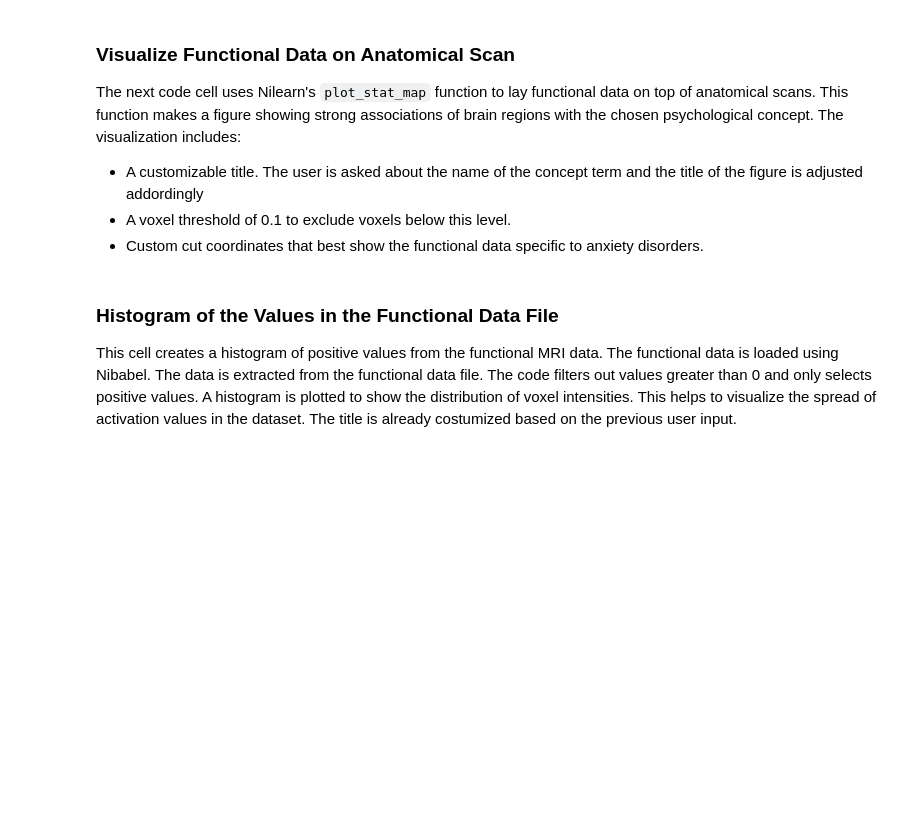
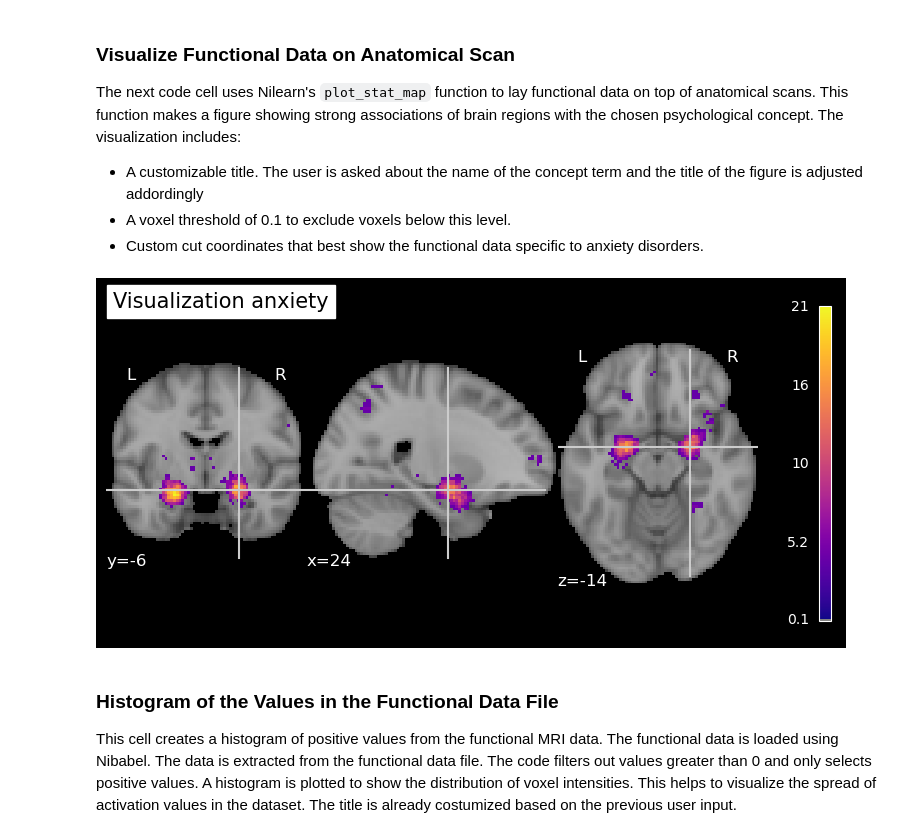
Before and after one commit to Lisamaria-Val/anxiety-disorders, a Jupyter notebook: anxiety_disorders_notebook.ipynb, the cells around one changed output. Saved outputs shown, nothing was run; the diff lists cells and outputs as text; code cells hidden in the pictures; blank space fills up the shorter version.

```diff
--- a/anxiety_disorders_notebook.ipynb
+++ b/anxiety_disorders_notebook.ipynb
@@ -55,12 +57,21 @@ The next code cell uses Nilearn's `plot_stat_map` function to lay functional dat
 # %%
 
 from nilearn import plotting
 
 concept_term=input("What concept term would you like to visualize?").strip()
 
-# plotting functional image on top of anatomical image
-plotting.plot_stat_map(stat_map_img=functional_img,bg_img=anatomical_img, threshold=0.1, cut_coords=(24, -6, -14), cmap="plasma", title=f"Visualization {concept_term}")
+# Plotting functional image on top of anatomical image.
+plotting.plot_stat_map(
+    stat_map_img=functional_img,
+    bg_img=anatomical_img,
+    threshold=0.1,
+    cut_coords=(24, -6, -14),
+    cmap="plasma",
+    title=f"Visualization {concept_term}"
+)
 plotting.show()
+# %% [output]
+[figure, added]
 # %% [markdown]
 ### Histogram of the Values in the Functional Data File
 This cell creates a histogram of positive values from the functional MRI data. The functional data is loaded using Nibabel. The data is extracted from the functional data file. The code filters out values greater than 0 and only selects positive values. A histogram is plotted to show the distribution of voxel intensities. This helps to visualize the spread of activation values in the dataset. The title is already costumized based on the previous user input.
```
Also changed, not shown: parts of 2 cells of this notebook.
